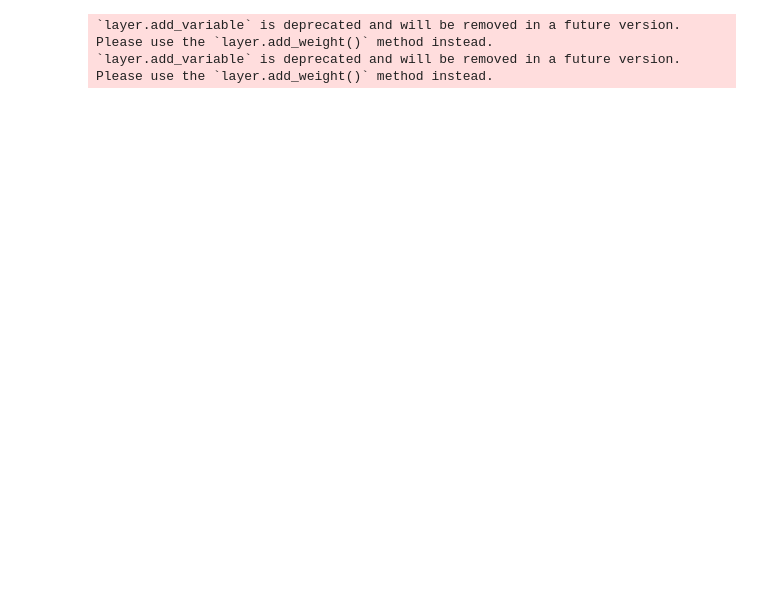
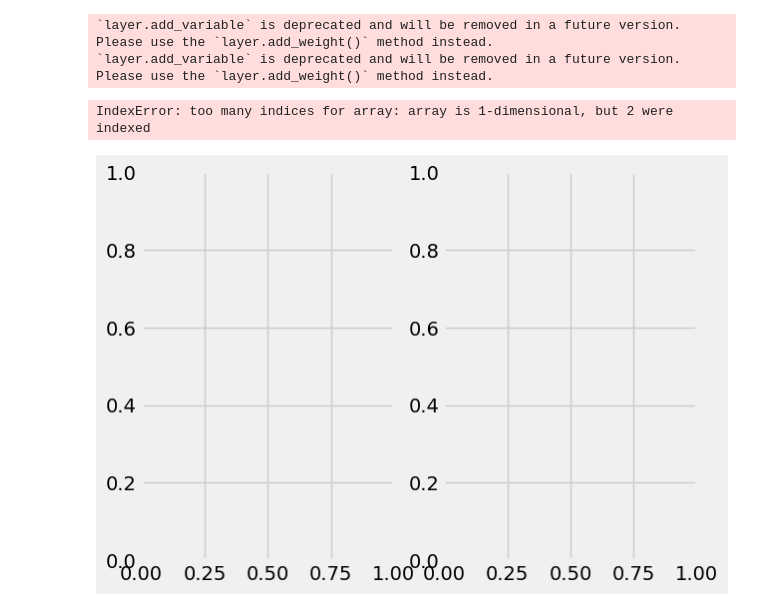
Before and after one commit to thecml/baysurv-wip, a Jupyter notebook: notebooks/model_training.ipynb, the cells around one changed output. Saved outputs shown, nothing was run; the diff lists cells and outputs as text; code cells hidden in the pictures; blank space fills up the shorter version.

```diff
--- a/notebooks/model_training.ipynb
+++ b/notebooks/model_training.ipynb
@@ -100,6 +103,27 @@ mc_loss = mc_dropout_trainer.test_loss_scores
 baseline_ci = baseline_trainer.test_ci_scores
 vi_ci = vi_trainer.test_ci_scores
 mc_ci = mc_dropout_trainer.test_ci_scores
+# %%
+epochs = range(1, N_EPOCHS+1)
+fig, axs = plt.subplots(1, 2)
+
+axs[0, 0].plot(epochs, baseline_loss, label='Baseline Loss')
+#axs[0, 0].plot(epochs, vi_loss, label='VI Loss')
+#axs[0, 0].plot(epochs, mc_loss, label='MC Loss')
+axs[0, 0].set_title('Axis [0, 0]')
+axs[0, 1].plot(epochs, baseline_ci, label='Baseline CI')
+axs[0, 1].plot(epochs, vi_ci, label='VI CI')
+axs[0, 1].plot(epochs, mc_ci, label='MC CI')
+axs[0, 1].set_title('Axis [0, 1]')
+
+for ax in axs.flat:
+    ax.set(xlabel='x-label', ylabel='y-label')
+
+for ax in axs.flat:
+    ax.label_outer()
+# %% [output]
+IndexError: too many indices for array: array is 1-dimensional, but 2 were indexed
+[figure, added]
 # %%
 plt.figure(dpi=80)
 epochs = range(1, N_EPOCHS+1)
```
Also changed, not shown: parts of 3 cells of this notebook, 5 other files.
